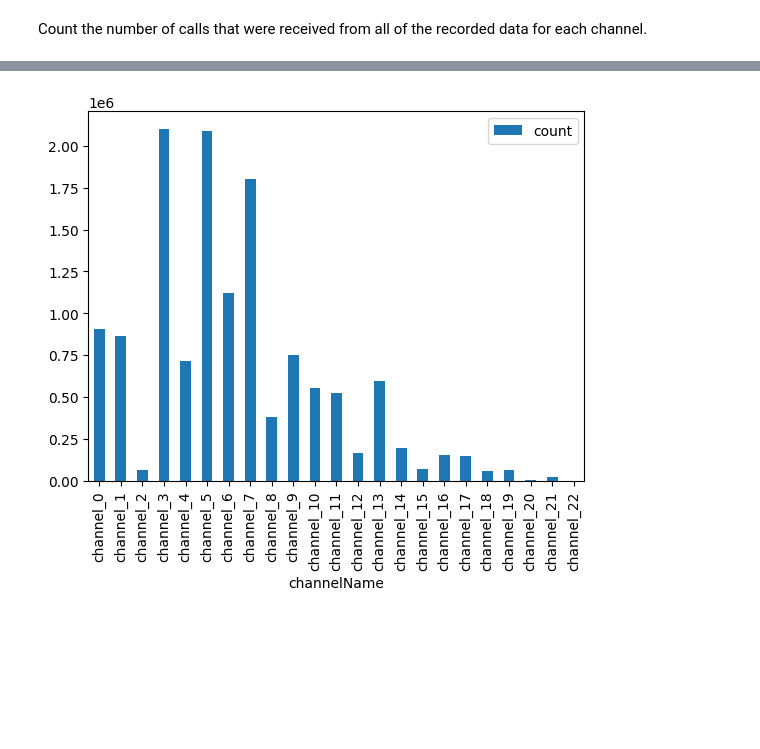
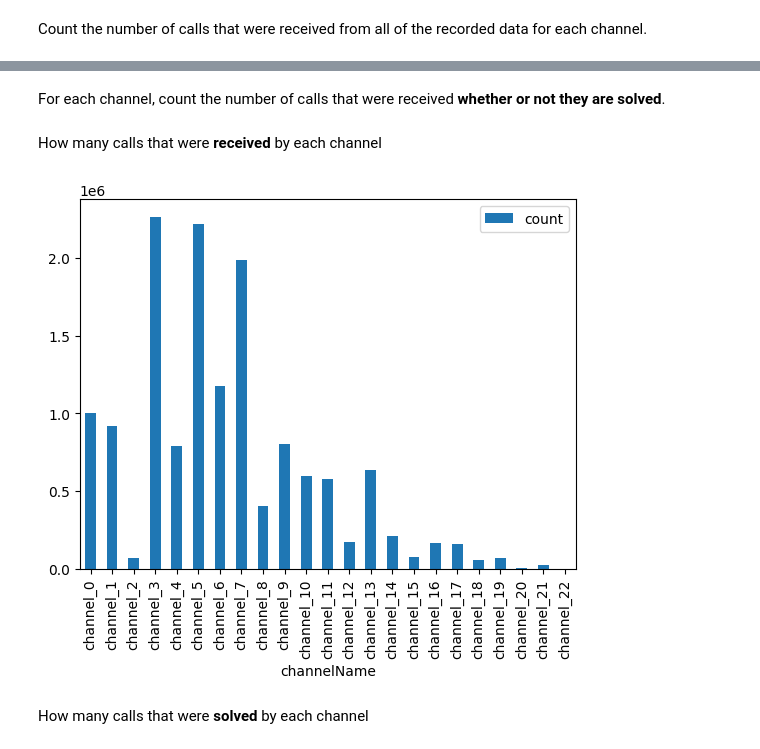
Before and after one commit to adrioui/data-exploration, a Jupyter notebook: Data Exploration.ipynb, the cells around one changed output, grey strips where cells are left out. Drawn from its saved outputs; the diff is of its cells as text; code cells hidden in the pictures; blank space fills up the shorter version.

```diff
--- a/Data Exploration.ipynb
+++ b/Data Exploration.ipynb
@@ -248,6 +242,23 @@ plt.show()
-# %%
-# Visualize how many calls that were not solved by each channel
-channel_grp_is_solved.loc[channel_grp_is_solved["is_solved"] == 0].plot(x="channelName", y="count", kind="bar")
-plt.show()
-# %% [output]
-[figure, removed]
+# %% [markdown]
+For each channel, count the number of calls that were received **whether or not they are solved**.
+# %%
+# Group by channels that received the calls and sum how many times it received the calls
+channels_received_calls_count = channel_grp_is_solved.groupby("channelName").sum().reset_index()
+
+# Extract the digits in channel's name and convert it to integer and make new column out of it
+channels_received_calls_count["sort"] = channels_received_calls_count["channelName"].str.extract("(\d+)").astype(int)
+
+# Sort the dataframe by the values of "sort"
+channels_received_calls_count.sort_values("sort", inplace=True)
+
+# Delete certain columns
+channels_received_calls_count = channels_received_calls_count.drop(["sort", "is_solved"], axis=1)
+# %% [markdown]
+How many calls that were **received** by each channel
+# %%
+channels_received_calls_count.plot(x="channelName", y="count", kind="bar")
+plt.show()
+# %% [output]
+[figure, added]
+# %% [markdown]
+How many calls that were **solved** by each channel
```
Also changed, not shown: parts of 12 cells of this notebook.
